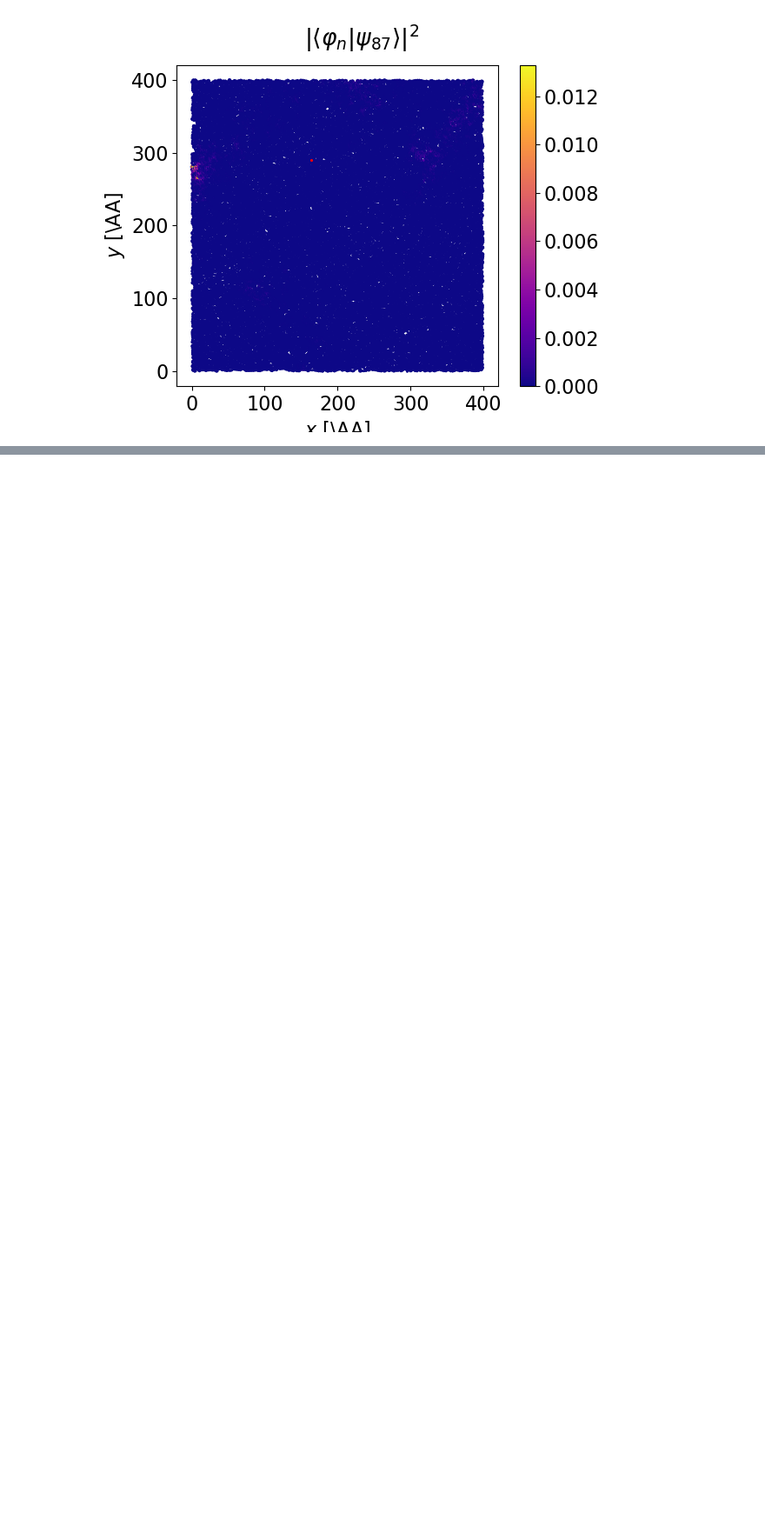
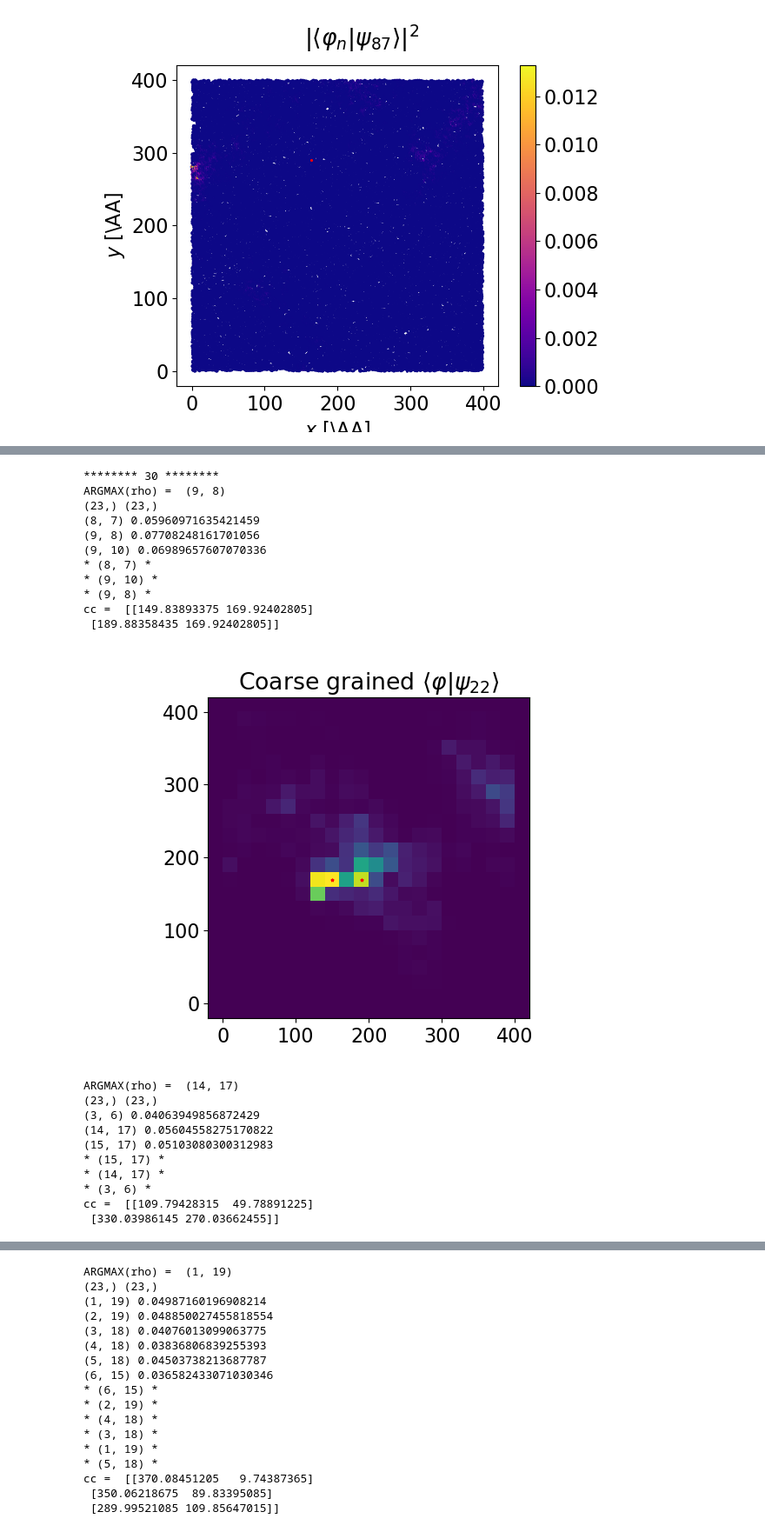
Before and after one commit to ngastellu/percolate_mac, a Jupyter notebook: debug_percolate.ipynb, the cells around one changed output, grey strips where cells are left out. Shown at 87% size. Saved outputs shown, nothing was run; the diff lists cells and outputs as text; code cells hidden in the pictures; blank space fills up the shorter version.

```diff
--- a/debug_percolate.ipynb
+++ b/debug_percolate.ipynb
@@ -376,0 +378,46 @@ ValueError: cannot reshape array of size 3796976 into shape (111,57753)
+# %%
+struc_inds = [30,55,189,122,28,203]
+MO_inds = [[22,0,88],
+           [88,92,15],
+           [24,10,61],
+           [65],
+           [14],
+           [10,32]]
+
+for nn, inds in zip(struc_inds,MO_inds):
+    print('******** %d ********'%nn)
+    pos, M, energies, loc_centers, ee, ii, gamL, gamR = get_npy_data(nn, datadir)
+    for i in inds:
+        rho, xedges, yedges = gridifyMO(pos ,M, i, nbins,True)
+        print('ARGMAX(rho) = ', np.unravel_index(np.argmax(rho),shape=rho.shape))
+        cc = np.array(get_MO_loc_centers(pos,M,i,nbins,threshold_ratio,return_realspace=True))
+        if cc.shape[0] == 1: cc = cc[0,:]
+        print('cc = ', cc)
+        fig, ax = plt.subplots()
+        ax.set_title("Coarse grained $\langle\\varphi|\psi_{%d}\\rangle$"%i)
+        ax.imshow(rho, origin='lower',extent=[*xedges[[0,-1]], *yedges[[0,-1]]])
+        ax.scatter(*cc.T,c='r',marker='*',s=5.0)
+        plt.show()
+# %% [output]
+******** 30 ********
+ARGMAX(rho) =  (9, 8)
+(23,) (23,)
+(8, 7) 0.05960971635421459
+(9, 8) 0.07708248161701056
+(9, 10) 0.06989657607070336
+* (8, 7) *
+* (9, 10) *
+* (9, 8) *
+cc =  [[149.83893375 169.92402805]
+ [189.88358435 169.92402805]]
+[figure, added]
+ARGMAX(rho) =  (14, 17)
+(23,) (23,)
+(3, 6) 0.04063949856872429
+(14, 17) 0.05604558275170822
+(15, 17) 0.05103080300312983
+* (15, 17) *
+* (14, 17) *
+* (3, 6) *
+cc =  [[109.79428315  49.78891225]
+ [330.03986145 270.03662455]]
@@ -376,0 +425,17 @@ ValueError: cannot reshape array of size 3796976 into shape (111,57753)
+ARGMAX(rho) =  (1, 19)
+(23,) (23,)
+(1, 19) 0.04987160196908214
+(2, 19) 0.048850027455818554
+(3, 18) 0.04076013099063775
+(4, 18) 0.03836806839255393
+(5, 18) 0.04503738213687787
+(6, 15) 0.036582433071030346
+* (6, 15) *
+* (2, 19) *
+* (4, 18) *
+* (3, 18) *
+* (1, 19) *
+* (5, 18) *
+cc =  [[370.08451205   9.74387365]
+ [350.06218675  89.83395085]
+ [289.99521085 109.85647015]]
```
Also changed, not shown: parts of 12 cells of this notebook, 1 other file.
